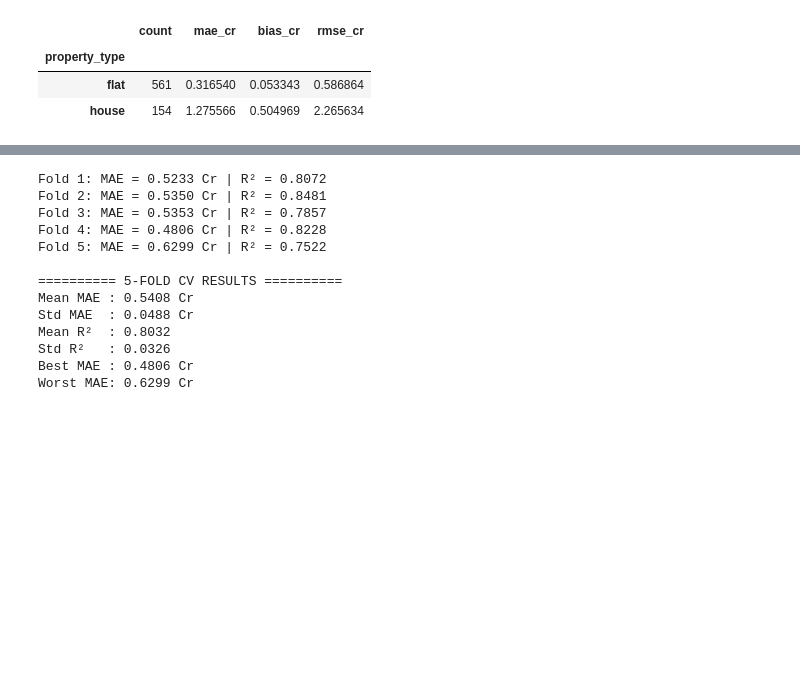
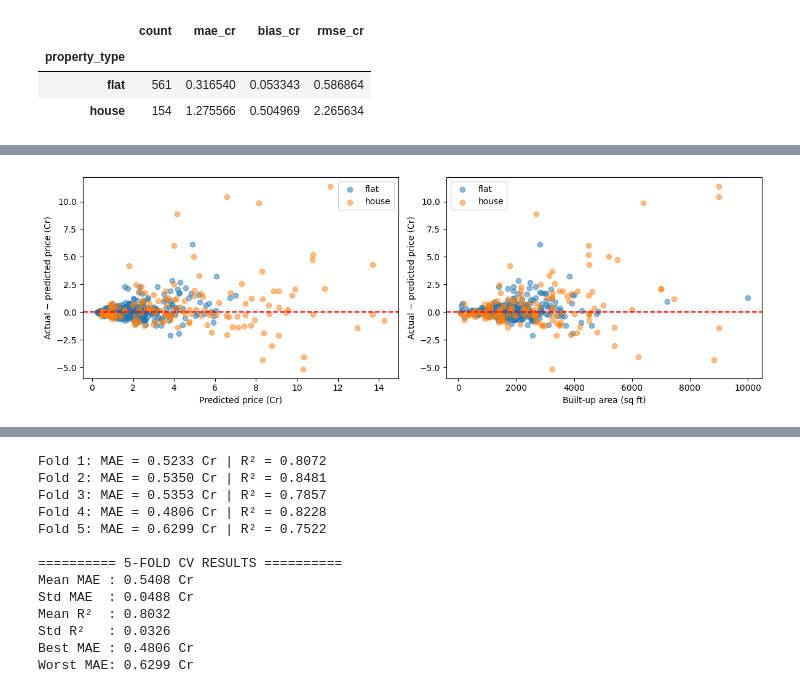
Before and after one commit to SurbhitParashar/RealEstate-ML-CapstoneProject, a Jupyter notebook: modelSelection/model-selection.ipynb, the cells around one changed output, grey strips where cells are left out. Cells and saved outputs as stored; diff of their text form; code cells hidden in the pictures; blank space fills up the shorter version.

```diff
--- a/modelSelection/model-selection.ipynb
+++ b/modelSelection/model-selection.ipynb
@@ -1135,0 +1230,30 @@ segment_metrics
+# %%
+fig, axes = plt.subplots(1, 2, figsize=(12, 4))
+
+for property_type, group in diagnostics.groupby("property_type"):
+    axes[0].scatter(
+        group["predicted_price_cr"],
+        group["residual_cr"],
+        label=property_type,
+        alpha=0.5,
+    )
+
+    axes[1].scatter(
+        group["built_up_area"],
+        group["residual_cr"],
+        label=property_type,
+        alpha=0.5,
+    )
+
+axes[0].set_xlabel("Predicted price (Cr)")
+axes[1].set_xlabel("Built-up area (sq ft)")
+
+for ax in axes:
+    ax.axhline(0, color="red", linestyle="--")
+    ax.set_ylabel("Actual − predicted price (Cr)")
+    ax.legend()
+
+plt.tight_layout()
+plt.show()
+# %% [output]
+[figure, added]
```
Also changed, not shown: parts of 9 cells of this notebook.
